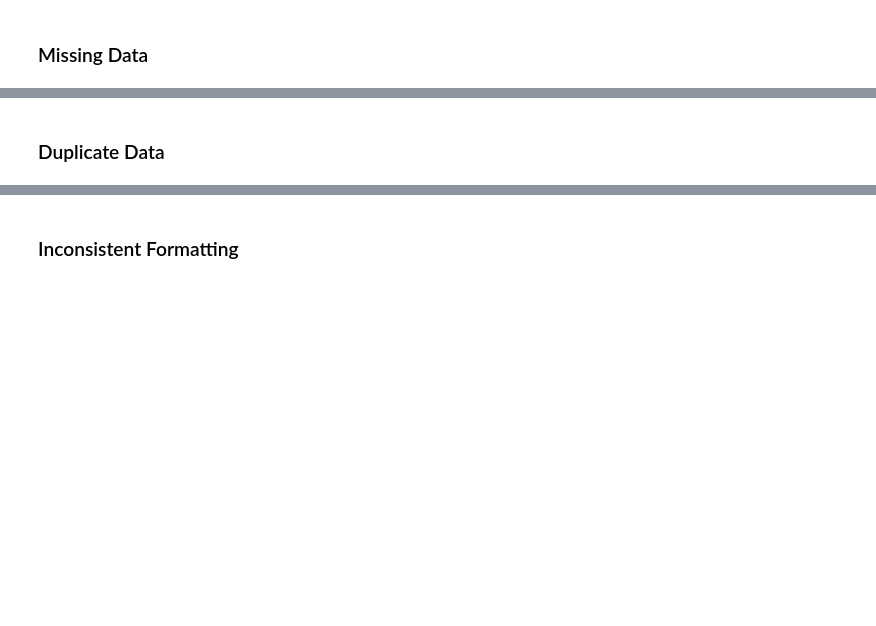
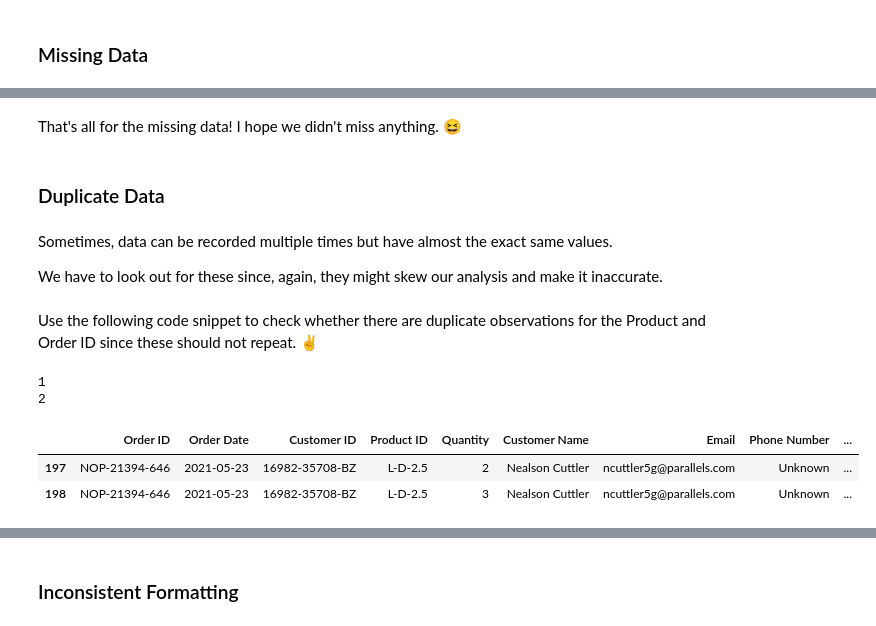
Before and after one commit to Emman-28/CSMODEL-MP, a Jupyter notebook: CSMODEL MP.ipynb, the cells around one changed output, grey strips where cells are left out. Saved outputs shown, nothing was run; the diff lists cells and outputs as text; code cells hidden in the pictures; blank space fills up the shorter version.

```diff
--- a/CSMODEL MP.ipynb
+++ b/CSMODEL MP.ipynb
@@ -406,2 +538,23 @@ print(duplicates)
+# %% [markdown]
+That's all for the missing data! I hope we didn't miss anything. 😆
 # %% [markdown]
 ### Duplicate Data
+# %% [markdown]
+Sometimes, data can be recorded multiple times but have almost the exact same values.
+
+We have to look out for these since, again, they might skew our analysis and make it inaccurate.
+# %% [markdown]
+Use the following code snippet to check whether there are duplicate observations for the Product and Order ID since these should not repeat. ✌️
+# %%
+print((clean_coffee_df.duplicated(subset=['Order ID', 'Product ID'])).sum())
+print((clean_coffee_df.duplicated(subset=['Customer Name', 'Product ID'])).sum())
+# %% [output]
+1
+2
+# %%
+clean_coffee_df.duplicated(subset=['Order ID', 'Product ID']).sum()
+clean_coffee_df[clean_coffee_df.duplicated(subset=['Order ID', 'Product ID'], keep=False)]
+# %% [output]
+|  | Order ID | Order Date | Customer ID | Product ID | Quantity | Customer Name | Email | Phone Number | ... |
+| 197 | NOP-21394-646 | 2021-05-23 | 16982-35708-BZ | L-D-2.5 | 2 | Nealson Cuttler | ncuttler5g@parallels.com | Unknown | ... |
+| 198 | NOP-21394-646 | 2021-05-23 | 16982-35708-BZ | L-D-2.5 | 3 | Nealson Cuttler | ncuttler5g@parallels.com | Unknown | ... |
```
Also changed, not shown: parts of 75 cells of this notebook.
